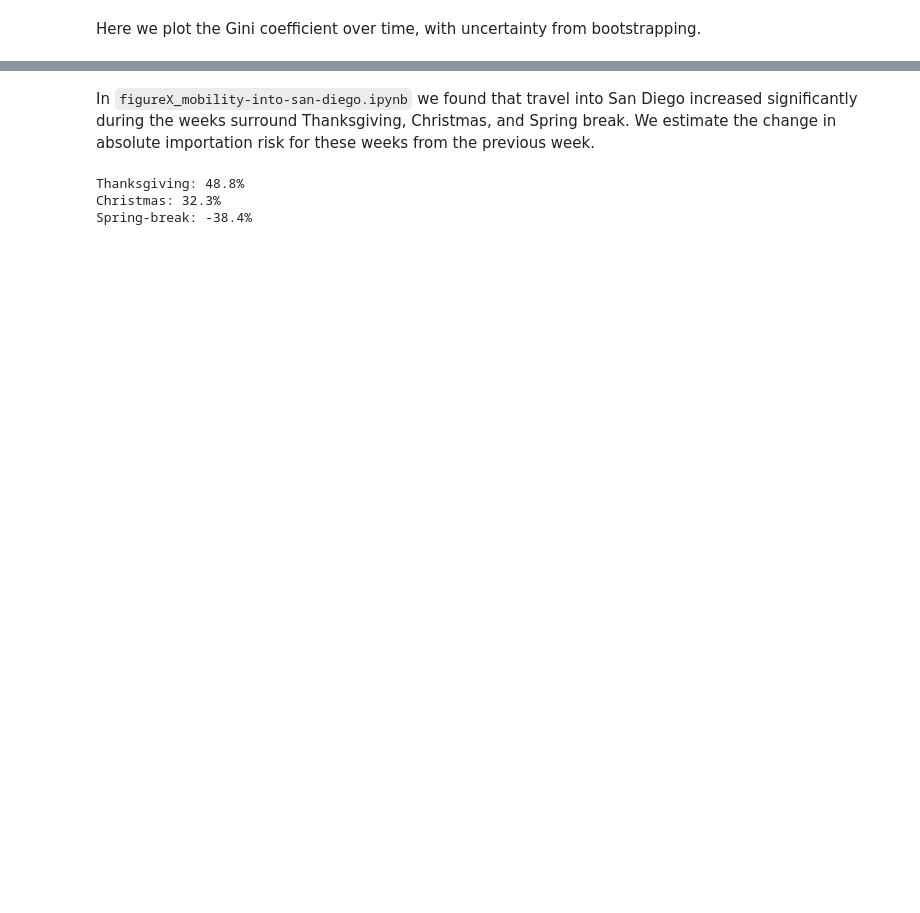
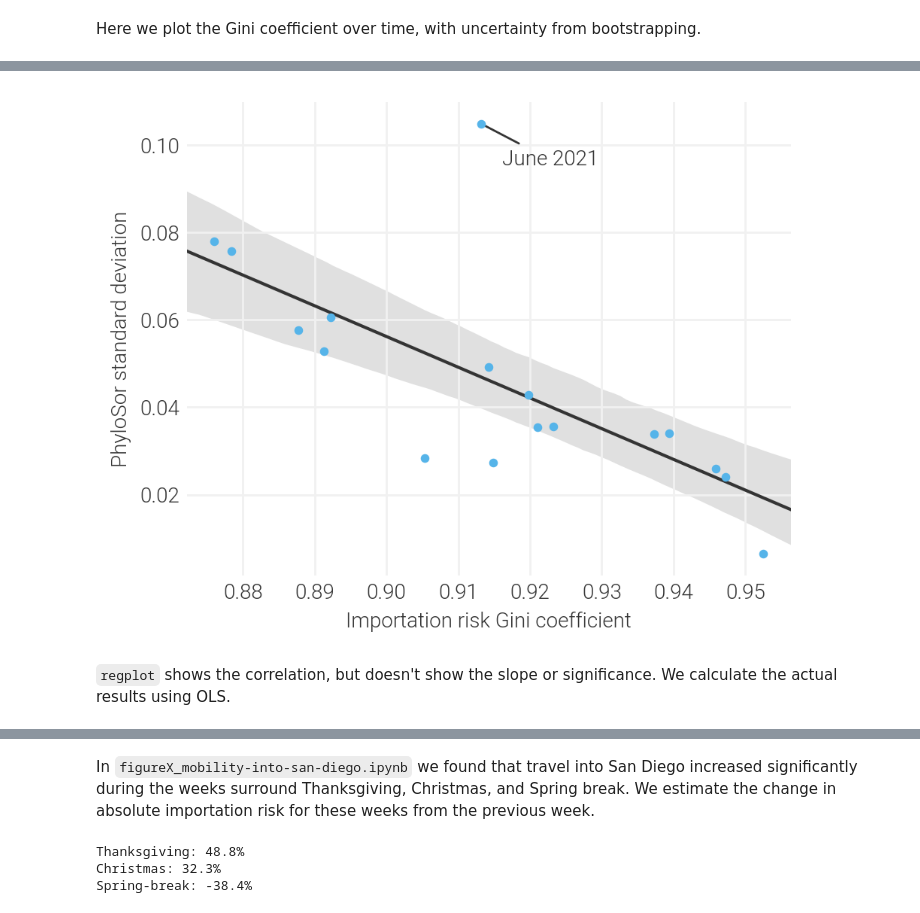
Before and after one commit to andersen-lab/project_2023_SARS-CoV-2_Connectivity, a Jupyter notebook: analyses/figureX_import-risk-into-san-diego.ipynb, the cells around one changed output, grey strips where cells are left out. Saved outputs shown, nothing was run; the diff lists cells and outputs as text; code cells hidden in the pictures; blank space fills up the shorter version.

```diff
--- a/analyses/figureX_import-risk-into-san-diego.ipynb
+++ b/analyses/figureX_import-risk-into-san-diego.ipynb
@@ -323,0 +327,19 @@ plt.show()
+# %%
+phylosor_std = pd.read_csv( "../data/phylosor_std.csv", names=["date", "phylosor_std"], header=0, parse_dates=["date"] )
+plot_df = gini_results.merge( phylosor_std )
+
+fig, ax = plt.subplots( dpi=200, figsize=(5,4) )
+
+ax.scatter( x="gini_median", y="phylosor_std", data=plot_df, color="#56B4E9", s=10, zorder=10 )
+sns.regplot( x="gini_median", y="phylosor_std", data=plot_df, color=COLOR, scatter=False, line_kws={"zorder" : 5, "linewidth" : 1.5}, ax=ax, truncate=False )
+
+basic_formatting( ax, spines=[], which="both", xlabel="Importation risk Gini coefficient", ylabel="PhyloSor standard deviation", xsize=10, ysize=10 )
+ax.tick_params( axis="x", bottom=False, which="both", labelbottom=True, rotation=0 )
+ax.annotate( "June 2021", (0.913154, 0.104903), (10,-20), textcoords='offset points', fontsize=10, arrowprops=dict(arrowstyle="-", color=COLOR ) )
+plt.tight_layout()
+plt.savefig( "../analyses/plots/figureX_importation-risk-phylosor-correlation.pdf" )
+plt.show()
+# %% [output]
+[figure, added]
+# %% [markdown]
+`regplot` shows the correlation, but doesn't show the slope or significance. We calculate the actual results using OLS.
```
Also changed, not shown: parts of 5 cells of this notebook, 12 other files.
